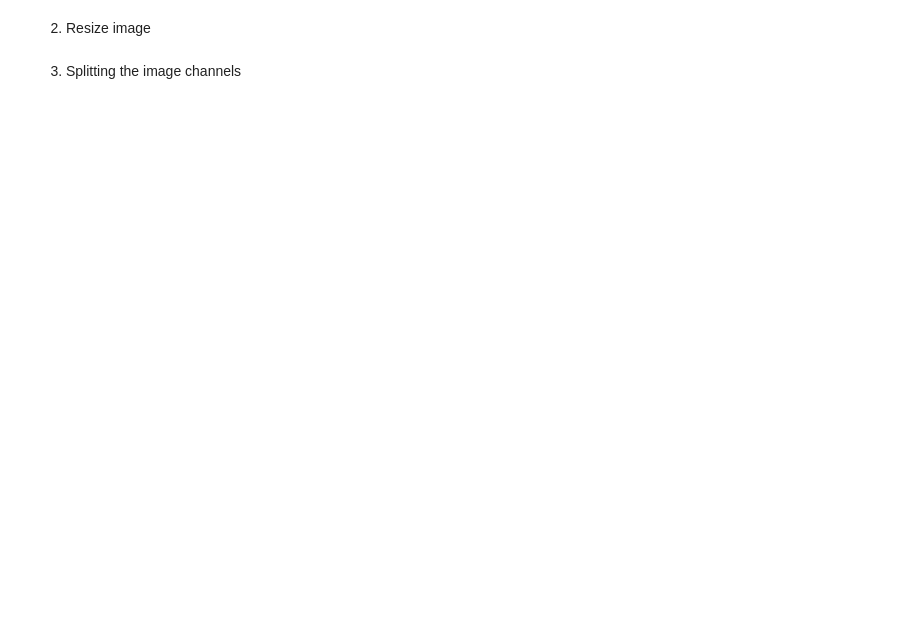
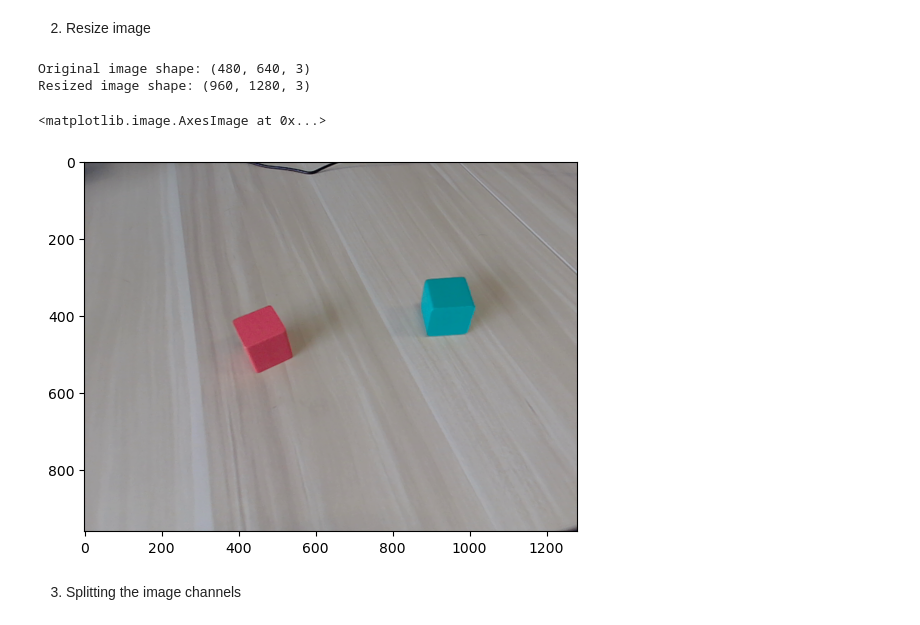
Before and after one commit to jagolde/funrobo_robot_perception, a Jupyter notebook: class_activity_1.ipynb, the cells around one changed output. Cells and saved outputs as stored; diff of their text form; code cells hidden in the pictures; blank space fills up the shorter version.

```diff
--- a/class_activity_1.ipynb
+++ b/class_activity_1.ipynb
@@ -63,12 +72,17 @@ plt.show()
 # %%
 # TODO: Explore the cv.resize function
 
-# img_resize = cv.resize(img_rgb, None, fx=2, fy=2, interpolation=cv.INTER_CUBIC)
+img_resize = cv.resize(img_rgb, None, fx=2, fy=2, interpolation=cv.INTER_CUBIC)
 
-# print(f'Original image shape: {img_rgb.shape}')
-# print(f'Resized image shape: {img_resize.shape}')
+print(f'Original image shape: {img_rgb.shape}')
+print(f'Resized image shape: {img_resize.shape}')
 
-# plt.imshow(img_resize)
+plt.imshow(img_resize)
+# %% [output]
+Original image shape: (480, 640, 3)
+Resized image shape: (960, 1280, 3)
+<matplotlib.image.AxesImage at 0x...>
+[figure, added]
 # %% [markdown]
 3. Splitting the image channels
 # %%
```
Also changed, not shown: parts of 19 cells of this notebook, 2 other files.
